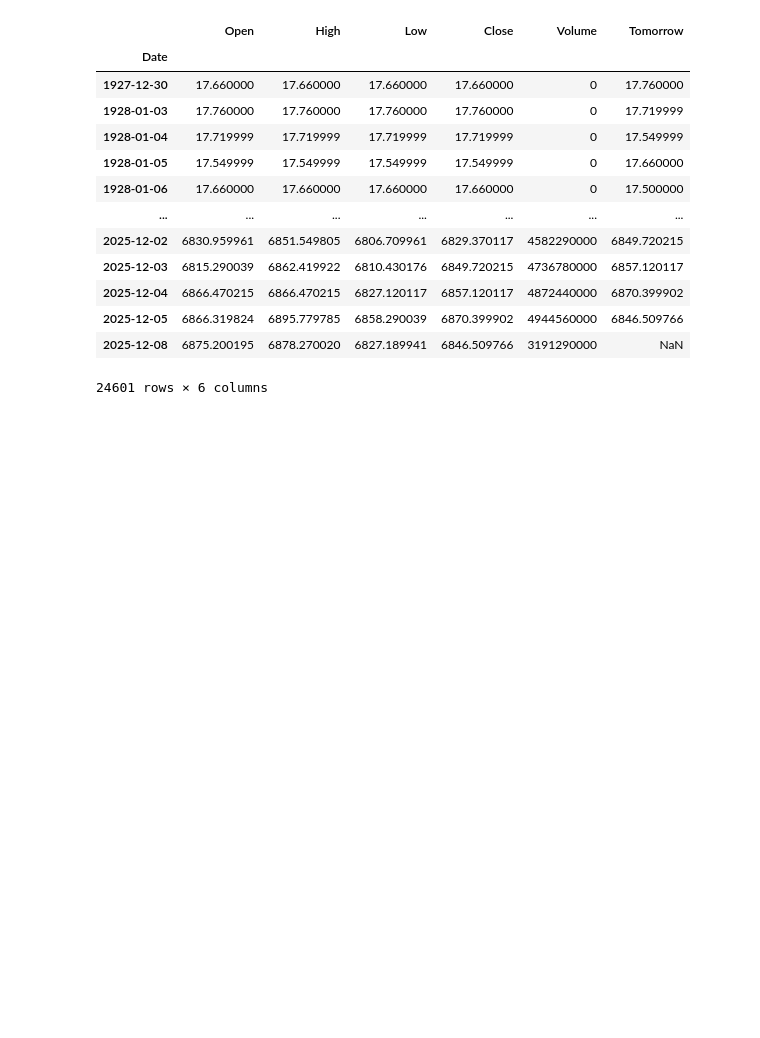
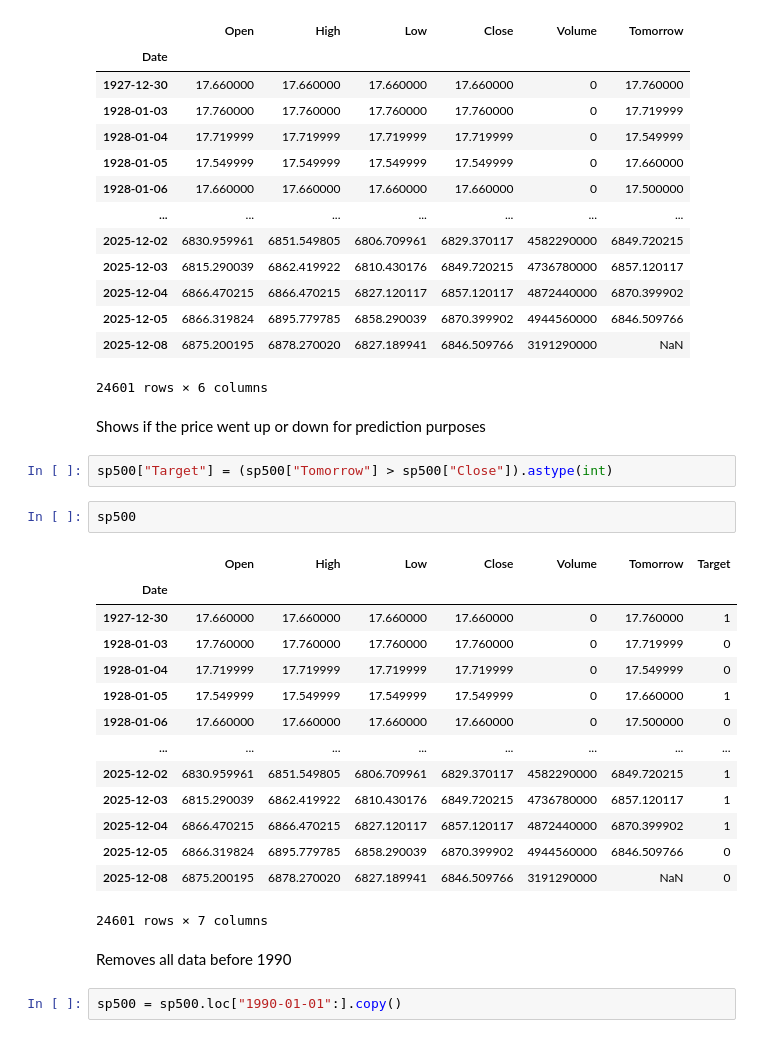
Before and after one commit to Jacob-Ball22/Stock-Prediction-Project, a Jupyter notebook: draft-notebook.ipynb, the cells around one changed output. Saved outputs shown, nothing was run; the diff lists cells and outputs as text; blank space fills up the shorter version.

```diff
--- a/draft-notebook.ipynb
+++ b/draft-notebook.ipynb
@@ -72,3 +74,28 @@ sp500
 | 2025-12-05 | 6866.319824 | 6895.779785 | 6858.290039 | 6870.399902 | 4944560000 | 6846.509766 |
 | 2025-12-08 | 6875.200195 | 6878.270020 | 6827.189941 | 6846.509766 | 3191290000 | NaN |
 24601 rows × 6 columns
+# %% [markdown]
+Shows if the price went up or down for prediction purposes
+# %%
+sp500["Target"] = (sp500["Tomorrow"] > sp500["Close"]).astype(int)
+# %%
+sp500
+# %% [output]
+|  | Open | High | Low | Close | Volume | Tomorrow | Target |
+| Date |  |  |  |  |  |  |  |
+| 1927-12-30 | 17.660000 | 17.660000 | 17.660000 | 17.660000 | 0 | 17.760000 | 1 |
+| 1928-01-03 | 17.760000 | 17.760000 | 17.760000 | 17.760000 | 0 | 17.719999 | 0 |
+| 1928-01-04 | 17.719999 | 17.719999 | 17.719999 | 17.719999 | 0 | 17.549999 | 0 |
+| 1928-01-05 | 17.549999 | 17.549999 | 17.549999 | 17.549999 | 0 | 17.660000 | 1 |
+| 1928-01-06 | 17.660000 | 17.660000 | 17.660000 | 17.660000 | 0 | 17.500000 | 0 |
+| ... | ... | ... | ... | ... | ... | ... | ... |
+| 2025-12-02 | 6830.959961 | 6851.549805 | 6806.709961 | 6829.370117 | 4582290000 | 6849.720215 | 1 |
+| 2025-12-03 | 6815.290039 | 6862.419922 | 6810.430176 | 6849.720215 | 4736780000 | 6857.120117 | 1 |
+| 2025-12-04 | 6866.470215 | 6866.470215 | 6827.120117 | 6857.120117 | 4872440000 | 6870.399902 | 1 |
+| 2025-12-05 | 6866.319824 | 6895.779785 | 6858.290039 | 6870.399902 | 4944560000 | 6846.509766 | 0 |
+| 2025-12-08 | 6875.200195 | 6878.270020 | 6827.189941 | 6846.509766 | 3191290000 | NaN | 0 |
+24601 rows × 7 columns
+# %% [markdown]
+Removes all data before 1990
+# %%
+sp500 = sp500.loc["1990-01-01":].copy()
```
Also changed, not shown: parts of 37 cells of this notebook.
